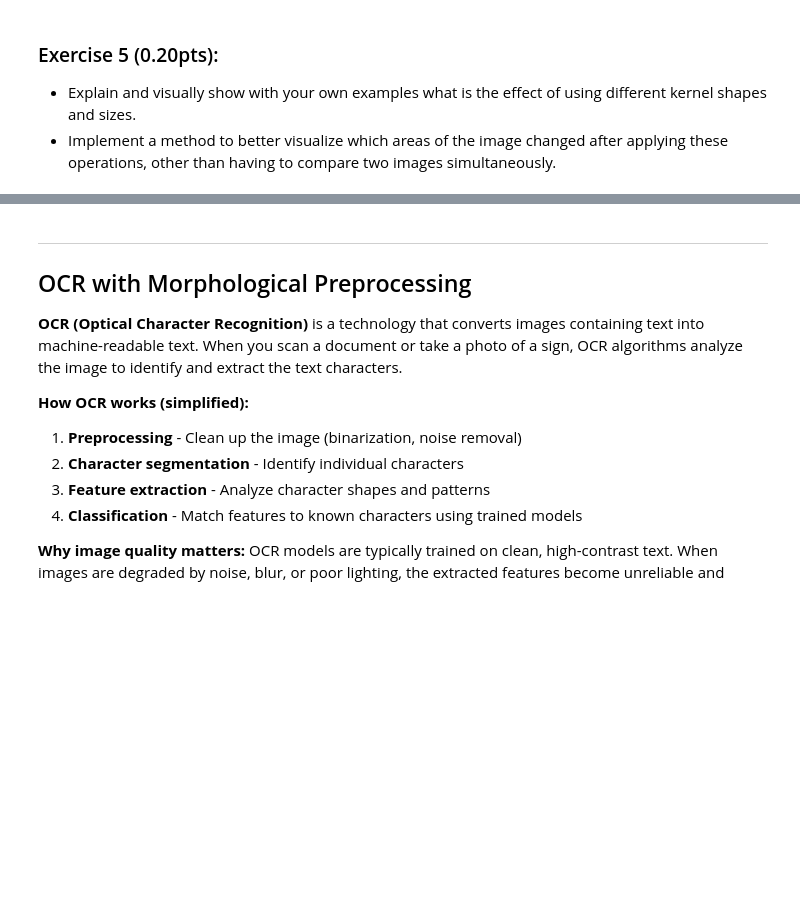
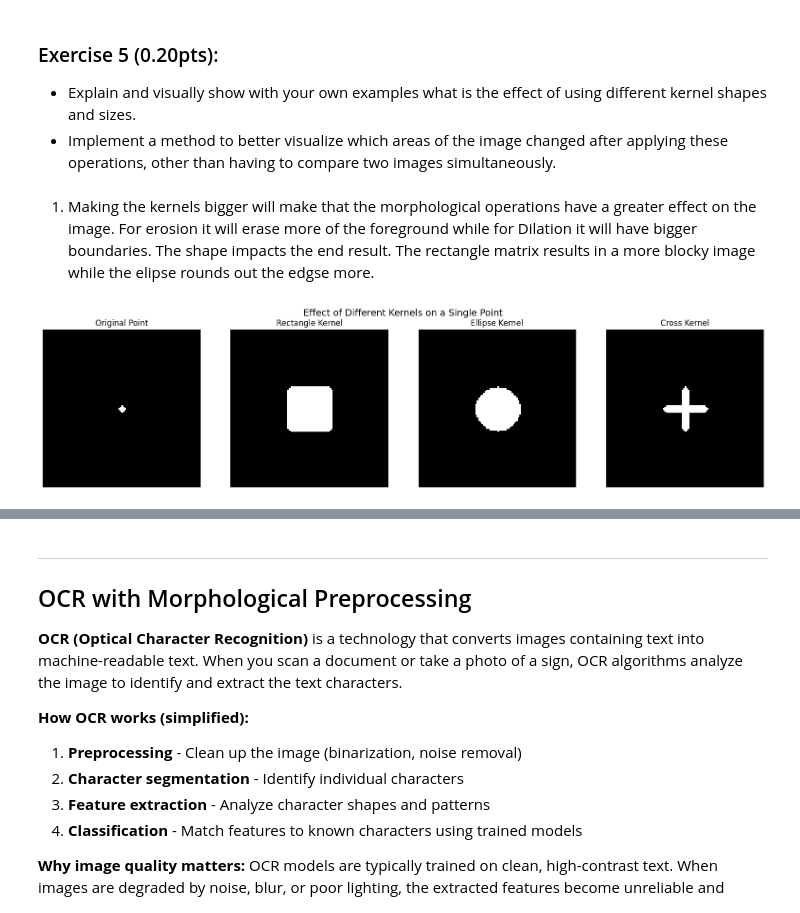
Before and after one commit to fvazquezf/computerVision-tps, a Jupyter notebook: Lab5_image_segmentation.ipynb, the cells around one changed output, grey strips where cells are left out. Drawn from its saved outputs; the diff is of its cells as text; code cells hidden in the pictures; blank space fills up the shorter version.

```diff
--- a/Lab5_image_segmentation.ipynb
+++ b/Lab5_image_segmentation.ipynb
@@ -107,10 +111,9 @@ def create_structuring_elements(size=5):
         tuple: (kernel_rect, kernel_ellipse, kernel_cross)
     """
 
-    # YOUR CODE HERE
-    kernel_rect = None  # Rectangle structuring element
-    kernel_ellipse = None  # Ellipse structuring element
-    kernel_cross = None  # Cross structuring element
+    kernel_rect = cv2.getStructuringElement(cv2.MORPH_RECT, (size, size))  # Rectangle structuring element
+    kernel_ellipse = cv2.getStructuringElement(cv2.MORPH_ELLIPSE, (size, size))  # Ellipse structuring element
+    kernel_cross = cv2.getStructuringElement(cv2.MORPH_CROSS, (size, size))  # Cross structuring element
 
     return kernel_rect, kernel_ellipse, kernel_cross
 # %%
@@ -212,8 +225,7 @@ def apply_dilation(image, kernel, iterations=1):
         np.array: Dilated image
     """
 
-    # YOUR CODE HERE
-    return None
+    return cv2.dilate(image, kernel, iterations=iterations)
 # %%
 # Apply dilation with different kernels
 test_text = create_clean_text_image("DILATION", font_size=2, image_size=(80, 350))
@@ -379,3 +405,38 @@ print("  Closing correctly fills small black holes")
 ### Exercise 5 (0.20pts):
 - Explain and visually show with your own examples what is the effect of using different kernel shapes and sizes.
 - Implement a method to better visualize which areas of the image changed after applying these operations, other than having to compare two images simultaneously.
+# %% [markdown]
+1. Making the kernels bigger will make that the morphological operations have a greater effect on the image. For erosion it will erase more of the foreground while for Dilation it will have bigger boundaries. The shape impacts the end result. The rectangle matrix results in a more blocky image while the elipse rounds out the edgse more.
+# %%
+shape_img = np.zeros((100, 100), dtype=np.uint8)
+cv2.circle(shape_img, (50, 50), 2, 255, -1) # Small dot
+
+kernel_rect, kernel_ellipse, kernel_cross = create_structuring_elements(25)
+
+res_rect = apply_dilation(shape_img, kernel_rect)
+res_ellip = apply_dilation(shape_img, kernel_ellipse)
+res_cross = apply_dilation(shape_img, kernel_cross)
+
+fig, axes = plt.subplots(1, 4, figsize=(16, 4))
+
+axes[0].imshow(shape_img, cmap='gray')
+axes[0].set_title('Original Point')
+axes[0].axis('off')
+
+axes[1].imshow(res_rect, cmap='gray')
+axes[1].set_title('Rectangle Kernel')
+axes[1].axis('off')
+
+axes[2].imshow(res_ellip, cmap='gray')
+axes[2].set_title('Ellipse Kernel')
+axes[2].axis('off')
+
+axes[3].imshow(res_cross, cmap='gray')
+axes[3].set_title('Cross Kernel')
+axes[3].axis('off')
+
+plt.suptitle("Effect of Different Kernels on a Single Point", fontsize=14)
+plt.tight_layout()
+plt.show()
+# %% [output]
+[figure, added]
```
Also changed, not shown: parts of 19 cells of this notebook.
